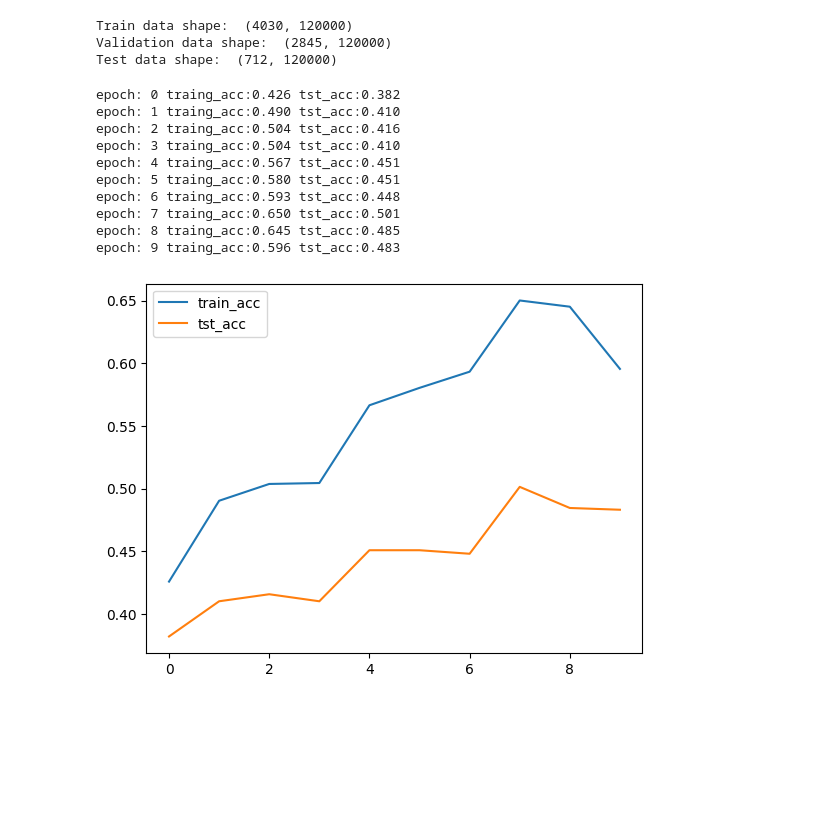
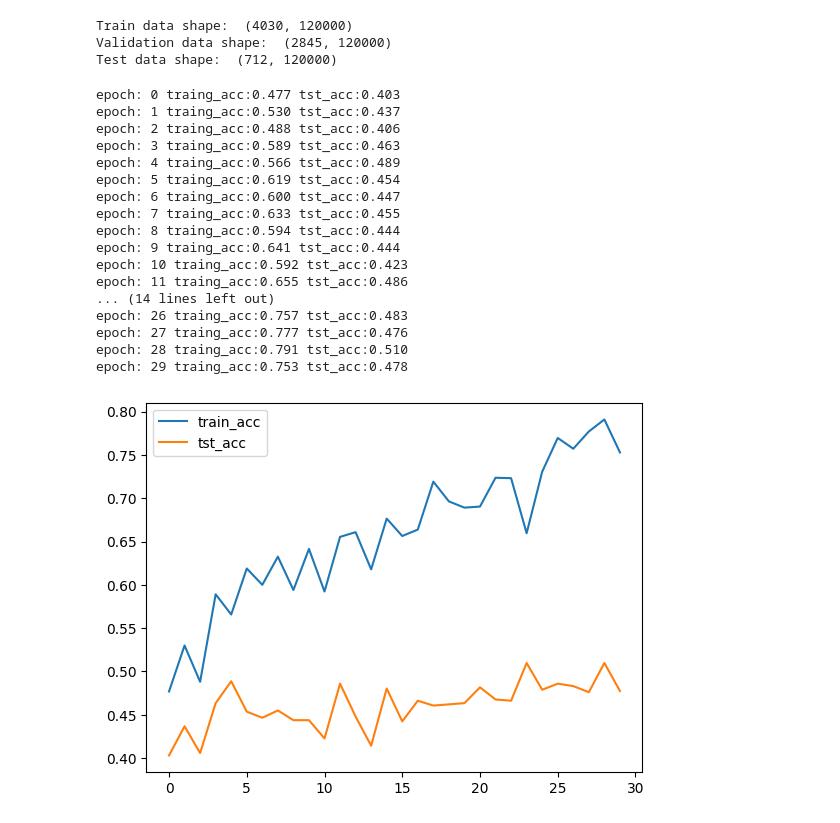
Before and after one commit to xiaojxkevin/age_estimation, a Jupyter notebook: classic_methods/perceptron.ipynb, the cells around one changed output. Cells and saved outputs as stored; diff of their text form; code cells hidden in the pictures; blank space fills up the shorter version.

```diff
--- a/classic_methods/perceptron.ipynb
+++ b/classic_methods/perceptron.ipynb
@@ -110,8 +105,6 @@ Validation data shape:  (2845, 120000)
 Test data shape:  (712, 120000)
 # %%
 class MultiClsPLA(object):
-
-    ## We recommend to absorb the bias into weight.  W = [w, b]
 
     def __init__(self, X_train, y_train, X_test, y_test, lr, num_epoch, weight_dimension, num_cls):
         super(MultiClsPLA, self).__init__()
@@ -128,18 +121,10 @@ class MultiClsPLA(object):
         self.total_acc_tst = []
 
     def initial_weight(self, weight_dimension, num_cls):
-        weight = None
-        #########################################
-        ##  ToDO: Initialize the weight with   ##
-        ##  small std and zero mean gaussian   ##
-        #########################################
         weight = np.random.normal(0, 0.01, (weight_dimension, num_cls))
         return weight
 
     def data_preprocessing(self, data):
-        #####################################
-        ##  ToDO: Normlize the data        ##
-        #####################################
         norm_data = (data-self.sample_mean)/self.sample_std
         return norm_data
 
@@ -147,11 +132,6 @@ class MultiClsPLA(object):
         np.random.shuffle(shuffle_idx)
         X_train = X_train[shuffle_idx]
         y_train = y_train[shuffle_idx]
-        train_acc = None
-        ##############################################
-        ## TODO: to implement the training process  ##
-        ## and update the weights                   ##
-        ##############################################
         for i in range(X_train.shape[0]):
             x = X_train[i]
             y = y_train[i]
@@ -164,22 +144,11 @@ class MultiClsPLA(object):
         return train_acc
 
     def test_step(self, X_test, y_test):
-
-
-        #X_test = self.data_preprocessing(data=X_test)
         num_sample = X_test.shape[0]
-        test_acc = None
-
-        #########################################
-        ##  ToDO: Evaluate the test set and    ##
-        ##  return the test acc                ##
-        #########################################
 
         y_pred_parameter = np.dot(X_test, self.weight)
         y_pred = np.argmax(y_pred_parameter, axis=1)
         test_acc = np.sum(y_pred == y_test) / num_sample
-
-
         return test_acc
 
     def train(self):
@@ -187,11 +156,6 @@ class MultiClsPLA(object):
         self.X_train = self.data_preprocessing(data=self.X_train)
         num_sample = self.X_train.shape[0]
 
-        ######################################################
-        ### TODO: In order to absorb the bias into weights ###
-        ###  we need to modify the input data.             ###
-        ###  So You need to transform the input data       ###
-        ######################################################
         self.X_train = np.concatenate((self.X_train, np.ones((num_sample, 1))), axis=1)
         self.X_test = self.data_preprocessing(data=self.X_test)
         self.X_test = np.concatenate((self.X_test, np.ones((self.X_test.shape[0], 1))), axis=1)
@@ -212,28 +176,29 @@ class MultiClsPLA(object):
         plt.legend(['train_acc', 'tst_acc'])
         plt.show()
 # %%
-
 import random
 np.random.seed(0)
 random.seed(0)
-#######################################################
-### TODO:
-### 1. You need to import the model and pass some parameters.
-### 2. Then training the model with some epoches.
-### 3. Visualize the training acc and test acc verus epoches
-#######################################################
-model = MultiClsPLA(X_train, y_train, X_test, y_test, 0.03, 10, 120001, 8)
+
+model = MultiClsPLA(X_train, y_train, X_test, y_test, 0.03, 30, 120001, 8)
 model.train()
 model.vis_acc_curve()
 # %% [output]
-epoch: 0 traing_acc:0.426 tst_acc:0.382
-epoch: 1 traing_acc:0.490 tst_acc:0.410
-epoch: 2 traing_acc:0.504 tst_acc:0.416
-epoch: 3 traing_acc:0.504 tst_acc:0.410
-epoch: 4 traing_acc:0.567 tst_acc:0.451
-epoch: 5 traing_acc:0.580 tst_acc:0.451
-epoch: 6 traing_acc:0.593 tst_acc:0.448
-epoch: 7 traing_acc:0.650 tst_acc:0.501
-epoch: 8 traing_acc:0.645 tst_acc:0.485
-epoch: 9 traing_acc:0.596 tst_acc:0.483
+epoch: 0 traing_acc:0.477 tst_acc:0.403
+epoch: 1 traing_acc:0.530 tst_acc:0.437
+epoch: 2 traing_acc:0.488 tst_acc:0.406
+epoch: 3 traing_acc:0.589 tst_acc:0.463
+epoch: 4 traing_acc:0.566 tst_acc:0.489
+epoch: 5 traing_acc:0.619 tst_acc:0.454
+epoch: 6 traing_acc:0.600 tst_acc:0.447
+epoch: 7 traing_acc:0.633 tst_acc:0.455
+epoch: 8 traing_acc:0.594 tst_acc:0.444
+epoch: 9 traing_acc:0.641 tst_acc:0.444
+epoch: 10 traing_acc:0.592 tst_acc:0.423
+epoch: 11 traing_acc:0.655 tst_acc:0.486
+... (14 lines left out)
+epoch: 26 traing_acc:0.757 tst_acc:0.483
+epoch: 27 traing_acc:0.777 tst_acc:0.476
+epoch: 28 traing_acc:0.791 tst_acc:0.510
+epoch: 29 traing_acc:0.753 tst_acc:0.478
-[figure, old version]
+[figure, new version]
```
Also changed, not shown: parts of 2 cells of this notebook.
